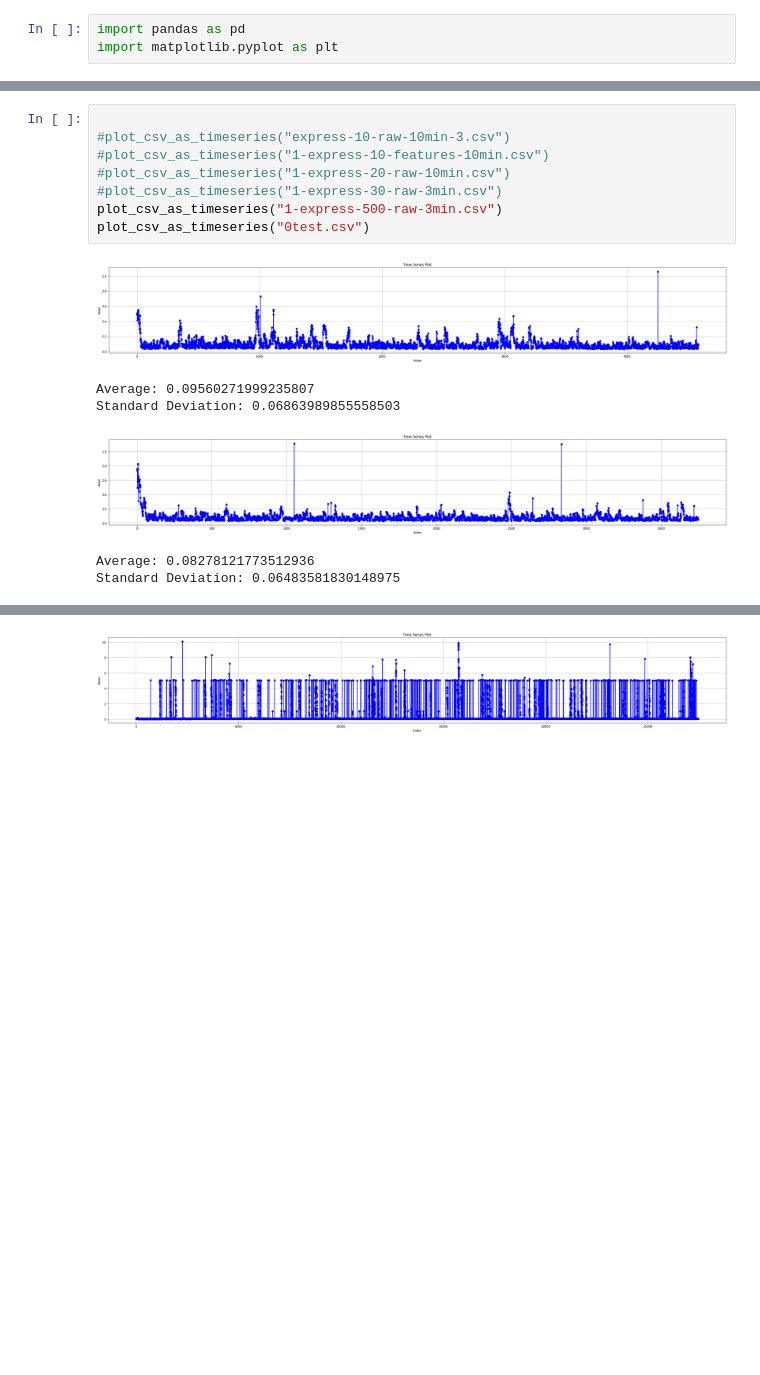
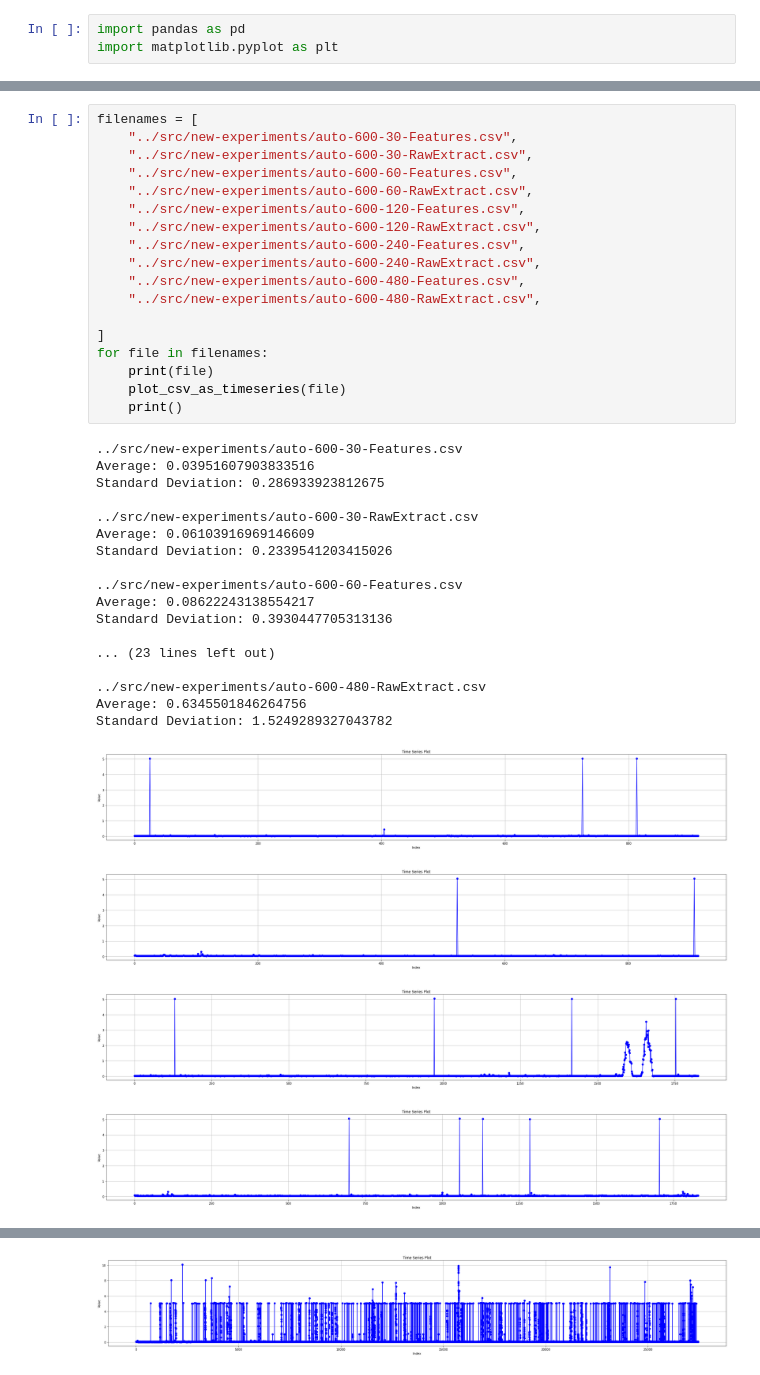
Before and after one commit to ivanzy/professor, a Jupyter notebook: scripts/check-data.ipynb, the cells around one changed output, grey strips where cells are left out. Drawn from its saved outputs; the diff is of its cells as text; blank space fills up the shorter version.

```diff
--- a/scripts/check-data.ipynb
+++ b/scripts/check-data.ipynb
@@ -22,17 +22,42 @@ def plot_csv_as_timeseries(filename):
     print(f"Average: {avg_value}")
     print(f"Standard Deviation: {std_value}")
-# %%
-
-#plot_csv_as_timeseries("express-10-raw-10min-3.csv")
-#plot_csv_as_timeseries("1-express-10-features-10min.csv")
-#plot_csv_as_timeseries("1-express-20-raw-10min.csv")
-#plot_csv_as_timeseries("1-express-30-raw-3min.csv")
-plot_csv_as_timeseries("1-express-500-raw-3min.csv")
-plot_csv_as_timeseries("0test.csv")
-# %% [output]
-[figure, removed]
-Average: 0.09560271999235807
-Standard Deviation: 0.06863989855558503
-[figure, removed]
-Average: 0.08278121773512936
-Standard Deviation: 0.06483581830148975
+# %%
+filenames = [
+    "../src/new-experiments/auto-600-30-Features.csv",
+    "../src/new-experiments/auto-600-30-RawExtract.csv",
+    "../src/new-experiments/auto-600-60-Features.csv",
+    "../src/new-experiments/auto-600-60-RawExtract.csv",
+    "../src/new-experiments/auto-600-120-Features.csv",
+    "../src/new-experiments/auto-600-120-RawExtract.csv",
+    "../src/new-experiments/auto-600-240-Features.csv",
+    "../src/new-experiments/auto-600-240-RawExtract.csv",
+    "../src/new-experiments/auto-600-480-Features.csv",
+    "../src/new-experiments/auto-600-480-RawExtract.csv",
+
+]
+for file in filenames:
+    print(file)
+    plot_csv_as_timeseries(file)
+    print()
+# %% [output]
+../src/new-experiments/auto-600-30-Features.csv
+Average: 0.03951607903833516
+Standard Deviation: 0.286933923812675
+
+../src/new-experiments/auto-600-30-RawExtract.csv
+Average: 0.06103916969146609
+Standard Deviation: 0.2339541203415026
+
+../src/new-experiments/auto-600-60-Features.csv
+Average: 0.08622243138554217
+Standard Deviation: 0.3930447705313136
+
+... (23 lines left out)
+
+../src/new-experiments/auto-600-480-RawExtract.csv
+Average: 0.6345501846264756
+Standard Deviation: 1.5249289327043782
+[figure, added]
+[figure, added]
+[figure, added]
+[figure, added]
```
Also changed, not shown: parts of 4 cells of this notebook, 3 other files.
